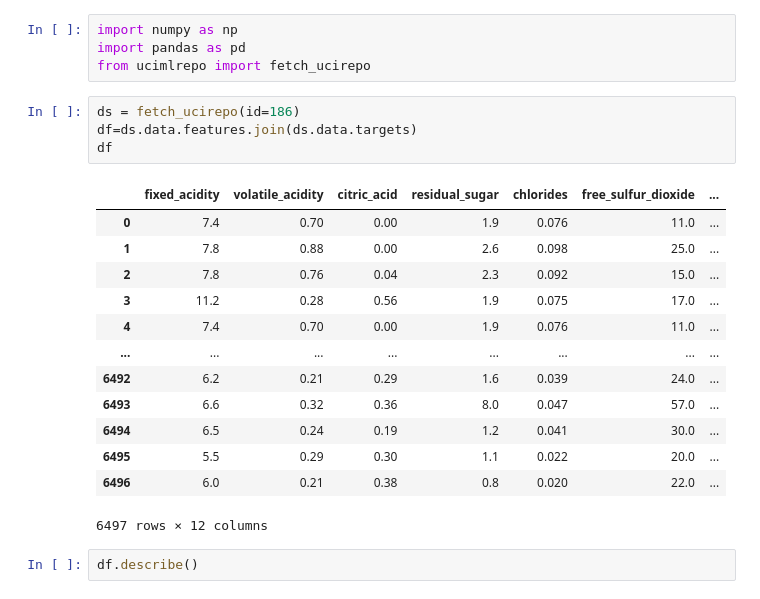
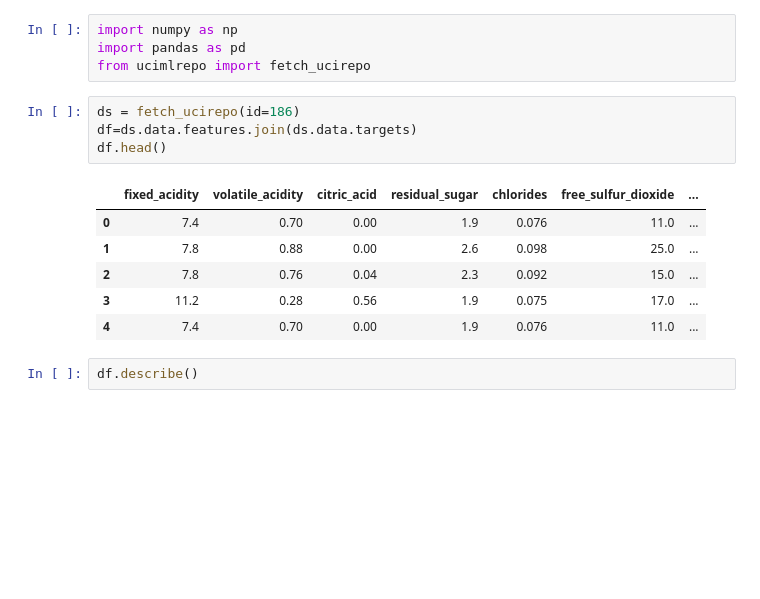
Before and after one commit to dashbikash/aiml-notebooks, a Jupyter notebook: machine-learning/Linear Regression.ipynb, the cells around one changed output. Saved outputs shown, nothing was run; the diff lists cells and outputs as text; blank space fills up the shorter version.

```diff
--- a/machine-learning/Linear Regression.ipynb
+++ b/machine-learning/Linear Regression.ipynb
@@ -5,21 +5,14 @@ from ucimlrepo import fetch_ucirepo
 # %%
 ds = fetch_ucirepo(id=186)
 df=ds.data.features.join(ds.data.targets)
-df
+df.head()
 # %% [output]
 |  | fixed_acidity | volatile_acidity | citric_acid | residual_sugar | chlorides | free_sulfur_dioxide | ... |
 | 0 | 7.4 | 0.70 | 0.00 | 1.9 | 0.076 | 11.0 | ... |
 | 1 | 7.8 | 0.88 | 0.00 | 2.6 | 0.098 | 25.0 | ... |
 | 2 | 7.8 | 0.76 | 0.04 | 2.3 | 0.092 | 15.0 | ... |
 | 3 | 11.2 | 0.28 | 0.56 | 1.9 | 0.075 | 17.0 | ... |
 | 4 | 7.4 | 0.70 | 0.00 | 1.9 | 0.076 | 11.0 | ... |
-| ... | ... | ... | ... | ... | ... | ... | ... |
-| 6492 | 6.2 | 0.21 | 0.29 | 1.6 | 0.039 | 24.0 | ... |
-| 6493 | 6.6 | 0.32 | 0.36 | 8.0 | 0.047 | 57.0 | ... |
-| 6494 | 6.5 | 0.24 | 0.19 | 1.2 | 0.041 | 30.0 | ... |
-| 6495 | 5.5 | 0.29 | 0.30 | 1.1 | 0.022 | 20.0 | ... |
-| 6496 | 6.0 | 0.21 | 0.38 | 0.8 | 0.020 | 22.0 | ... |
-6497 rows × 12 columns
 # %%
 df.describe()
 # %% [output]
```
